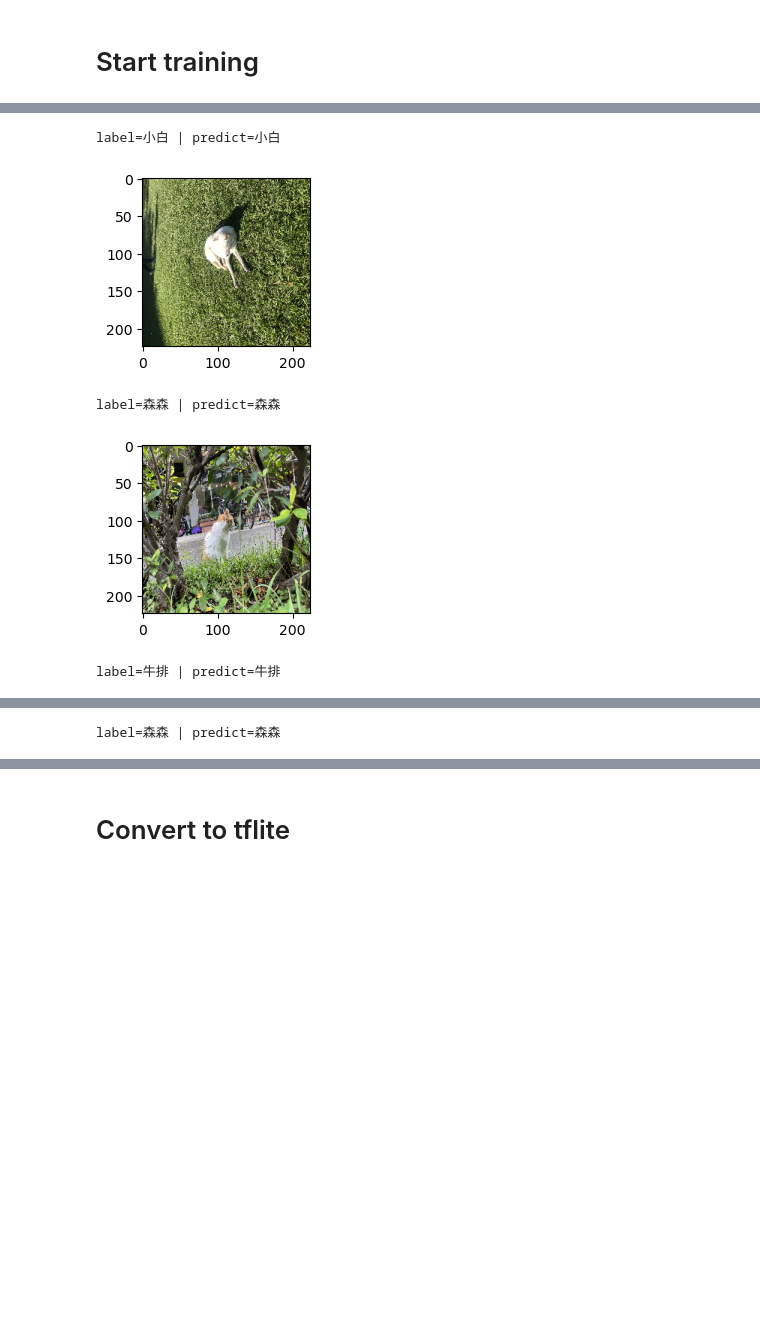
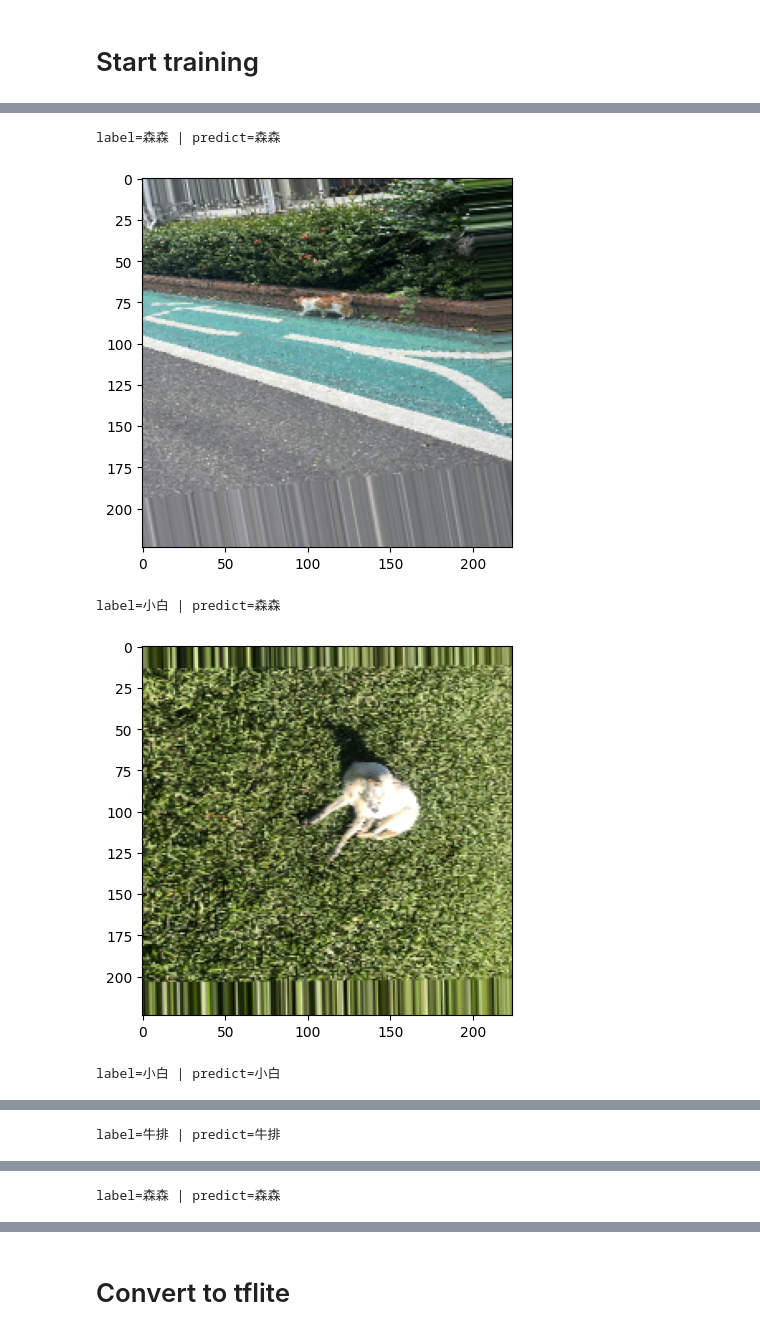
Before and after one commit to yuxunnn/NTHU_WhoAreYouDoggy, a Jupyter notebook: model.ipynb, the cells around one changed output, grey strips where cells are left out. Saved outputs shown, nothing was run; the diff lists cells and outputs as text; code cells hidden in the pictures; blank space fills up the shorter version.

Commit message:
checkpoint

```diff
--- a/model.ipynb
+++ b/model.ipynb
@@ -20,5 +20,5 @@ print(device_lib.list_local_devices())
 label_classes = ['森森', '牛排', '巧巧', '小白', '花捲', '金毛', '吊吊', '黑胖', '乖狗', '橘子']
 
 num_of_class = len(label_classes)
-batch_size = 32
+batch_size = 64
 target_size = (224, 224)
@@ -97,11 +125,12 @@ base_model = tf.keras.applications.MobileNetV3Large(
     weights = 'imagenet'
 )
 
+
 base_model.trainable = False
 
 model = models.Sequential([
     base_model,
-    layers.Conv2D(128, 3, activation='relu'),
+    layers.Conv2D(filters=128, kernel_size=3, activation='relu'),
     layers.GlobalAveragePooling2D(),
     layers.Dense(num_of_class, activation='softmax')
 ])
@@ -129,15 +155,34 @@ Non-trainable params: 2,996,352
 _________________________________________________________________
 # %% [markdown]
 # Start training
+# %%
+# Set model
+
+my_callback = [tf.keras.callbacks.ModelCheckpoint(
+    filepath='weights_save/weights{epoch:03d}_{val_accuracy:.2f}.hdf5',
+    monitor='val_accuracy',
+    save_weights_only=True,
+    mode='max'
+)]
+
+STEP_SIZE_TRAIN = train_generator.n // train_generator.batch_size
+STEP_SIZE_VALID = valid_generator.n // valid_generator.batch_size
+
+model.compile(
+    optimizer=tf.keras.optimizers.Adam(),
+    loss=tf.keras.losses.CategoricalCrossentropy(),
+    metrics=['accuracy']
+)
 # %%
-my_callback = [tf.keras.callbacks.ModelCheckpoint(
-    filepath='model_save/model_{epoch:03d}_{val_accuracy:.2f}.hdf5',
-    monitor='val_accuracy',
-    save_best_only=True,
-    mode='max'
-)]
+model.load_weights(filepath='weights_save/weights005_0.72.hdf5')
 
-    epochs=10
+history = model.fit(
+    train_generator,
+    steps_per_epoch=STEP_SIZE_TRAIN,
+    validation_data=valid_generator,
+    validation_steps=STEP_SIZE_VALID,
+    epochs=1,
+    callbacks=my_callback
 )
 
 acc = history.history['accuracy']
@@ -223,12 +238,12 @@ for data, label in valid_generator:
 # %%
-for i in range(4):
+for i in range(4,9):
     print(f"label={label_classes[labels[i]]} | predict={label_classes[predictions[i]]}")
-    plt.subplot(2, 2, i+1)
+    # plt.subplot(2, 2, i+1)
     plt.imshow(images[i])
     plt.show()
 # %% [output]
-label=小白 | predict=小白
+label=森森 | predict=森森
-[figure, old version]
+[figure, new version]
-label=森森 | predict=森森
+label=小白 | predict=森森
-[figure, old version]
+[figure, new version]
-label=牛排 | predict=牛排
+label=小白 | predict=小白
@@ -236 +251 @@ label=牛排 | predict=牛排
-label=森森 | predict=森森
+label=牛排 | predict=牛排
@@ -237,0 +253 @@ label=森森 | predict=森森
+label=森森 | predict=森森
```
Also changed, not shown: parts of 9 cells of this notebook, 15 other files.
